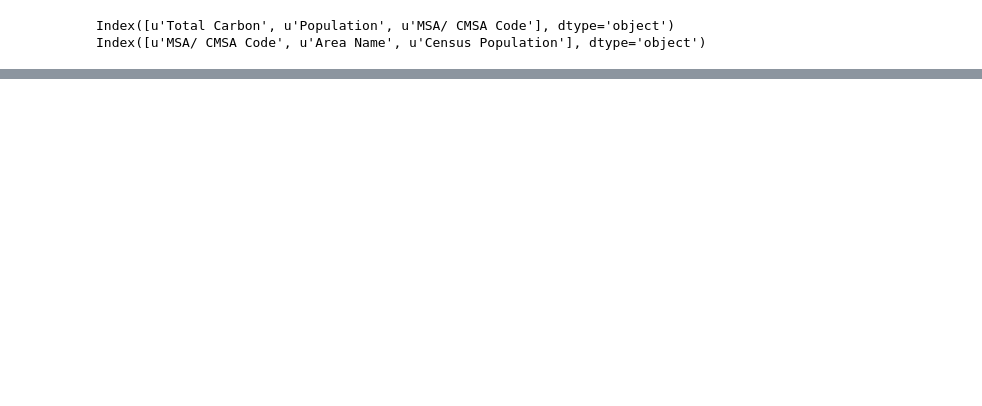
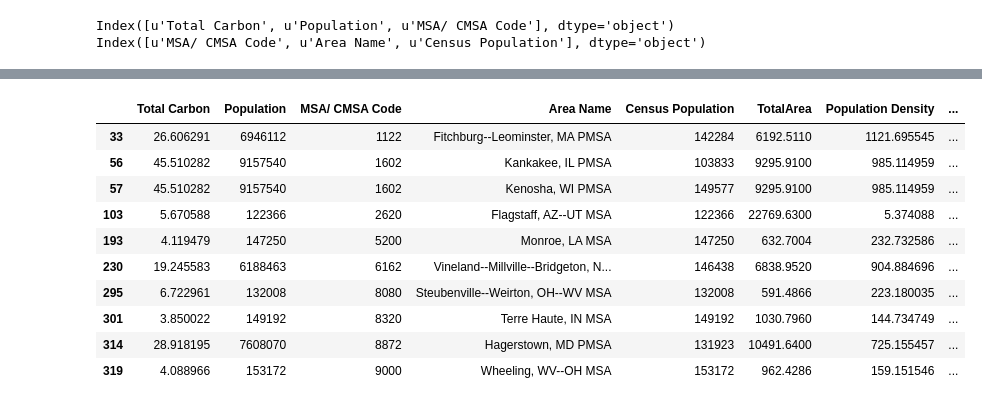
Before and after one commit to pvarsh/foundations-a4, a Jupyter notebook: msa.ipynb, the cells around one changed output, grey strips where cells are left out. Saved outputs shown, nothing was run; the diff lists cells and outputs as text; code cells hidden in the pictures; blank space fills up the shorter version.

```diff
--- a/msa.ipynb
+++ b/msa.ipynb
@@ -172,0 +284,14 @@ statsMSA.head()
+# %%
+statsMSA[(statsMSA['Census Population'] < np.exp(12)) & (statsMSA['Total Carbon Tonnes'] > np.exp(15))]
+# %% [output]
+|  | Total Carbon | Population | MSA/ CMSA Code | Area Name | Census Population | TotalArea | Population Density | ... |
+| 33 | 26.606291 | 6946112 | 1122 | Fitchburg--Leominster, MA PMSA | 142284 | 6192.5110 | 1121.695545 | ... |
+| 56 | 45.510282 | 9157540 | 1602 | Kankakee, IL PMSA | 103833 | 9295.9100 | 985.114959 | ... |
+| 57 | 45.510282 | 9157540 | 1602 | Kenosha, WI PMSA | 149577 | 9295.9100 | 985.114959 | ... |
+| 103 | 5.670588 | 122366 | 2620 | Flagstaff, AZ--UT MSA | 122366 | 22769.6300 | 5.374088 | ... |
+| 193 | 4.119479 | 147250 | 5200 | Monroe, LA MSA | 147250 | 632.7004 | 232.732586 | ... |
+| 230 | 19.245583 | 6188463 | 6162 | Vineland--Millville--Bridgeton, N... | 146438 | 6838.9520 | 904.884696 | ... |
+| 295 | 6.722961 | 132008 | 8080 | Steubenville--Weirton, OH--WV MSA | 132008 | 591.4866 | 223.180035 | ... |
+| 301 | 3.850022 | 149192 | 8320 | Terre Haute, IN MSA | 149192 | 1030.7960 | 144.734749 | ... |
+| 314 | 28.918195 | 7608070 | 8872 | Hagerstown, MD PMSA | 131923 | 10491.6400 | 725.155457 | ... |
+| 319 | 4.088966 | 153172 | 9000 | Wheeling, WV--OH MSA | 153172 | 962.4286 | 159.151546 | ... |
```
Also changed, not shown: parts of 14 cells of this notebook.
